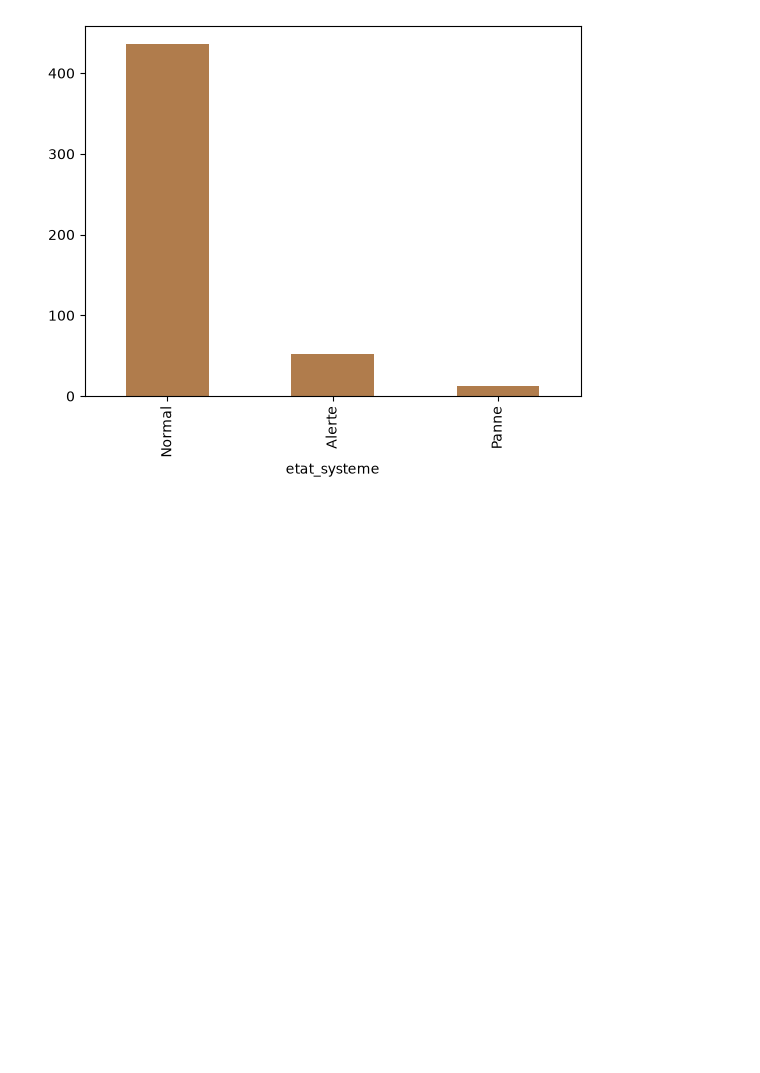
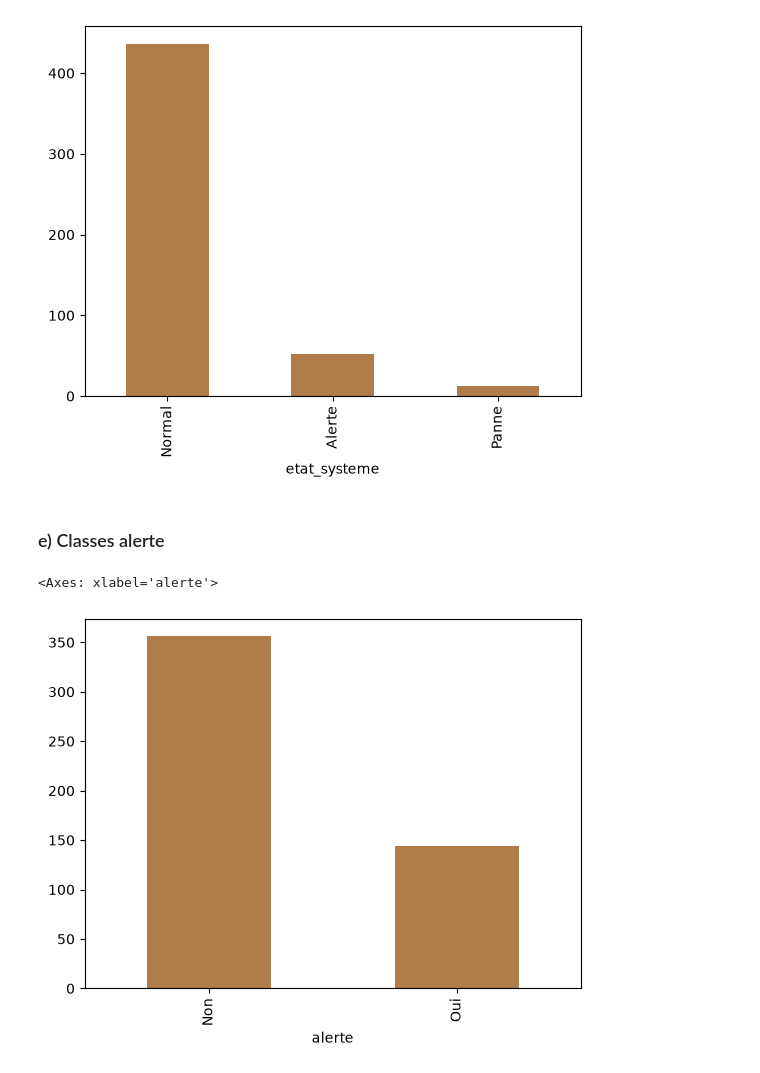
Before and after one commit to Damstat/atelier_prepa_donnees_tab, a Jupyter notebook: notebooks/atelier_prepa_donnees_tab.ipynb, the cells around one changed output. Cells and saved outputs as stored; diff of their text form; code cells hidden in the pictures; blank space fills up the shorter version.

Commit message:
17e: Affichage de la frequence des classes alerte

```diff
--- a/notebooks/atelier_prepa_donnees_tab.ipynb
+++ b/notebooks/atelier_prepa_donnees_tab.ipynb
@@ -592,3 +592,10 @@ df["etat_systeme"].value_counts().plot(kind="bar", color="#B07C4C")
 # %% [output]
 <Axes: xlabel='etat_systeme'>
 [figure]
+# %% [markdown]
+### e) Classes alerte
+# %%
+df["alerte"].value_counts().plot(kind="bar", color="#B07C4C")
+# %% [output]
+<Axes: xlabel='alerte'>
+[figure, added]
```
